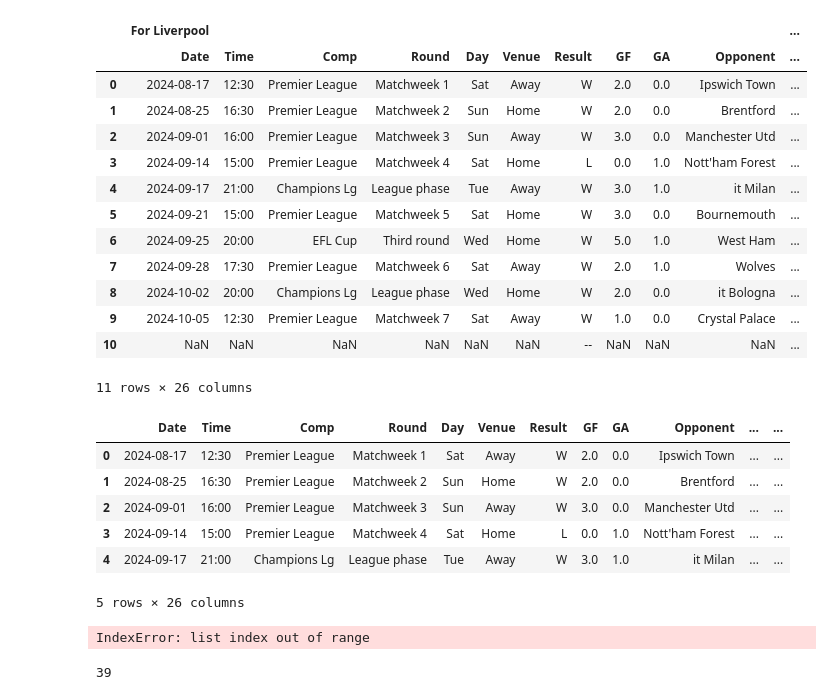
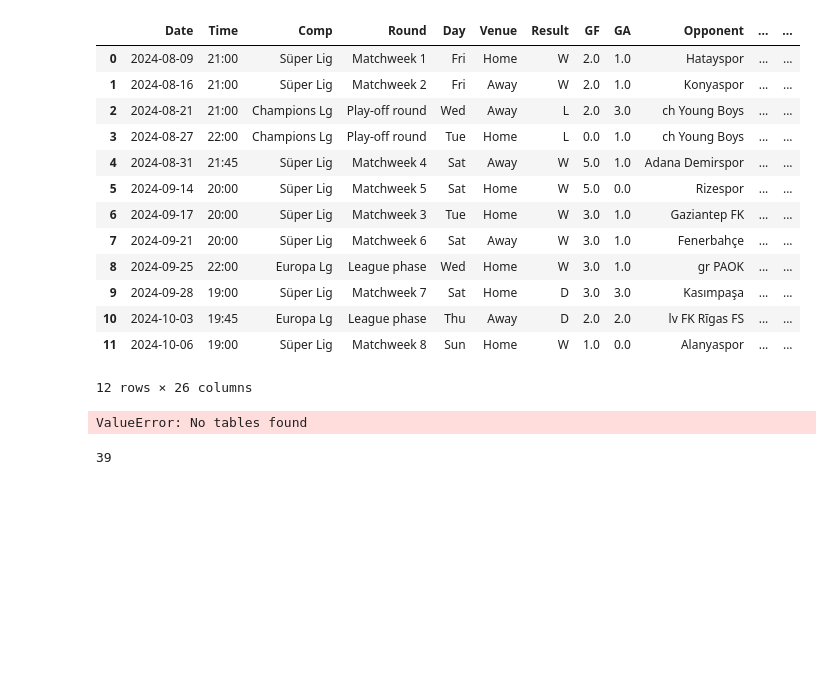
Before and after one commit to oguzoztekin/Prediction-Model, a Jupyter notebook: scraping.ipynb, the cells around one changed output. Saved outputs shown, nothing was run; the diff lists cells and outputs as text; code cells hidden in the pictures; blank space fills up the shorter version.

```diff
--- a/scraping.ipynb
+++ b/scraping.ipynb
@@ -3,7 +3,7 @@ import requests
 from bs4 import BeautifulSoup
 import pandas as pd
 
-standings_url = "https://fbref.com/en/comps/9/Premier-League-Stats"
+standings_url = "https://fbref.com/en/comps/26/Super-Lig-Stats"
 data = requests.get(standings_url)
 soup = BeautifulSoup(data.text)
 standings_table = soup.select('table.stats_table')[0]
@@ -12,3 +12,11 @@ links = [l.get("href") for l in links]
 links = [l for l in links if '/squads/' in l]
 team_urls = [f"https://fbref.com{l}" for l in links]
 data = requests.get(team_urls[0])
+matches = pd.read_html(data.text, match="Scores & Fixtures")[0]
+soup = BeautifulSoup(data.text)
+links = soup.find_all('a')
+links = [l.get("href") for l in links]
+links = [l for l in links if l and 'all_comps/shooting/' in l]
+data = requests.get(f"https://fbref.com{links[0]}")
+shooting = pd.read_html(data.text, match="Shooting")[0]
+shooting.columns = shooting.columns.droplevel()
@@ -57,17 +22,0 @@ shooting = pd.read_html(data.text, match="Shooting")[0]
-# %%
-shooting.head(40)
-# %% [output]
-|  | For Liverpool |  |  |  |  |  |  |  |  |  | ... |
-|  | Date | Time | Comp | Round | Day | Venue | Result | GF | GA | Opponent | ... |
-| 0 | 2024-08-17 | 12:30 | Premier League | Matchweek 1 | Sat | Away | W | 2.0 | 0.0 | Ipswich Town | ... |
-| 1 | 2024-08-25 | 16:30 | Premier League | Matchweek 2 | Sun | Home | W | 2.0 | 0.0 | Brentford | ... |
-| 2 | 2024-09-01 | 16:00 | Premier League | Matchweek 3 | Sun | Away | W | 3.0 | 0.0 | Manchester Utd | ... |
-| 3 | 2024-09-14 | 15:00 | Premier League | Matchweek 4 | Sat | Home | L | 0.0 | 1.0 | Nott'ham Forest | ... |
-| 4 | 2024-09-17 | 21:00 | Champions Lg | League phase | Tue | Away | W | 3.0 | 1.0 | it Milan | ... |
-| 5 | 2024-09-21 | 15:00 | Premier League | Matchweek 5 | Sat | Home | W | 3.0 | 0.0 | Bournemouth | ... |
-| 6 | 2024-09-25 | 20:00 | EFL Cup | Third round | Wed | Home | W | 5.0 | 1.0 | West Ham | ... |
-| 7 | 2024-09-28 | 17:30 | Premier League | Matchweek 6 | Sat | Away | W | 2.0 | 1.0 | Wolves | ... |
-| 8 | 2024-10-02 | 20:00 | Champions Lg | League phase | Wed | Home | W | 2.0 | 0.0 | it Bologna | ... |
-| 9 | 2024-10-05 | 12:30 | Premier League | Matchweek 7 | Sat | Away | W | 1.0 | 0.0 | Crystal Palace | ... |
-| 10 | NaN | NaN | NaN | NaN | NaN | NaN | -- | NaN | NaN | NaN | ... |
-11 rows × 26 columns
@@ -76,13 +23,20 @@ shooting.columns = shooting.columns.droplevel()
 # %%
 team_data = matches.merge(shooting[["Date", "Sh", "SoT", "Dist", "FK", "PK", "PKatt"]], on="Date")
 # %%
-team_data.head()
+team_data
 # %% [output]
 |  | Date | Time | Comp | Round | Day | Venue | Result | GF | GA | Opponent | ... | ... |
-| 0 | 2024-08-17 | 12:30 | Premier League | Matchweek 1 | Sat | Away | W | 2.0 | 0.0 | Ipswich Town | ... | ... |
-| 1 | 2024-08-25 | 16:30 | Premier League | Matchweek 2 | Sun | Home | W | 2.0 | 0.0 | Brentford | ... | ... |
-| 2 | 2024-09-01 | 16:00 | Premier League | Matchweek 3 | Sun | Away | W | 3.0 | 0.0 | Manchester Utd | ... | ... |
-| 3 | 2024-09-14 | 15:00 | Premier League | Matchweek 4 | Sat | Home | L | 0.0 | 1.0 | Nott'ham Forest | ... | ... |
-| 4 | 2024-09-17 | 21:00 | Champions Lg | League phase | Tue | Away | W | 3.0 | 1.0 | it Milan | ... | ... |
+| 0 | 2024-08-09 | 21:00 | Süper Lig | Matchweek 1 | Fri | Home | W | 2.0 | 1.0 | Hatayspor | ... | ... |
+| 1 | 2024-08-16 | 21:00 | Süper Lig | Matchweek 2 | Fri | Away | W | 2.0 | 1.0 | Konyaspor | ... | ... |
+| 2 | 2024-08-21 | 21:00 | Champions Lg | Play-off round | Wed | Away | L | 2.0 | 3.0 | ch Young Boys | ... | ... |
+| 3 | 2024-08-27 | 22:00 | Champions Lg | Play-off round | Tue | Home | L | 0.0 | 1.0 | ch Young Boys | ... | ... |
+| 4 | 2024-08-31 | 21:45 | Süper Lig | Matchweek 4 | Sat | Away | W | 5.0 | 1.0 | Adana Demirspor | ... | ... |
+| 5 | 2024-09-14 | 20:00 | Süper Lig | Matchweek 5 | Sat | Home | W | 5.0 | 0.0 | Rizespor | ... | ... |
+| 6 | 2024-09-17 | 20:00 | Süper Lig | Matchweek 3 | Tue | Home | W | 3.0 | 1.0 | Gaziantep FK | ... | ... |
+| 7 | 2024-09-21 | 20:00 | Süper Lig | Matchweek 6 | Sat | Away | W | 3.0 | 1.0 | Fenerbahçe | ... | ... |
+| 8 | 2024-09-25 | 22:00 | Europa Lg | League phase | Wed | Home | W | 3.0 | 1.0 | gr PAOK | ... | ... |
+| 9 | 2024-09-28 | 19:00 | Süper Lig | Matchweek 7 | Sat | Home | D | 3.0 | 3.0 | Kasımpaşa | ... | ... |
+| 10 | 2024-10-03 | 19:45 | Europa Lg | League phase | Thu | Away | D | 2.0 | 2.0 | lv FK Rīgas FS | ... | ... |
+| 11 | 2024-10-06 | 19:00 | Süper Lig | Matchweek 8 | Sun | Home | W | 1.0 | 0.0 | Alanyaspor | ... | ... |
-5 rows × 26 columns
+12 rows × 26 columns
 # %%
@@ -93,5 +45,11 @@ standings_url = "https://fbref.com/en/comps/9/Premier-League-Stats"
 # %%
 import time
+import requests
+from bs4 import BeautifulSoup
+import pandas as pd
+
+all_matches = []
+
 for year in years:
     data = requests.get(standings_url)
     soup = BeautifulSoup(data.text)
@@ -114,18 +72,24 @@ for year in years:
         data = requests.get(f"https://fbref.com{links[0]}")
         shooting = pd.read_html(data.text, match="Shooting")[0]
         shooting.columns = shooting.columns.droplevel()
+
+        # Mevcut sütunları kontrol et
+        available_columns = shooting.columns
+        required_columns = ["Date", "Sh", "SoT", "Dist", "FK", "PK", "PKatt"]
+        columns_to_merge = [col for col in required_columns if col in available_columns]
+
         try:
-            team_data = matches.merge(shooting[["Date", "Sh", "SoT", "Dist", "FK", "PK", "PKatt"]], on="Date")
+            team_data = matches.merge(shooting[["Date"] + columns_to_merge], on="Date")
         except ValueError:
             continue
+
         team_data = team_data[team_data["Comp"] == "Premier League"]
-
         team_data["Season"] = year
         team_data["Team"] = team_name
         all_matches.append(team_data)
         time.sleep(1)
 # %% [output]
-IndexError: list index out of range
+ValueError: No tables found
 # %%
 len(all_matches)
 # %% [output]
```
Also changed, not shown: parts of 9 cells of this notebook.
